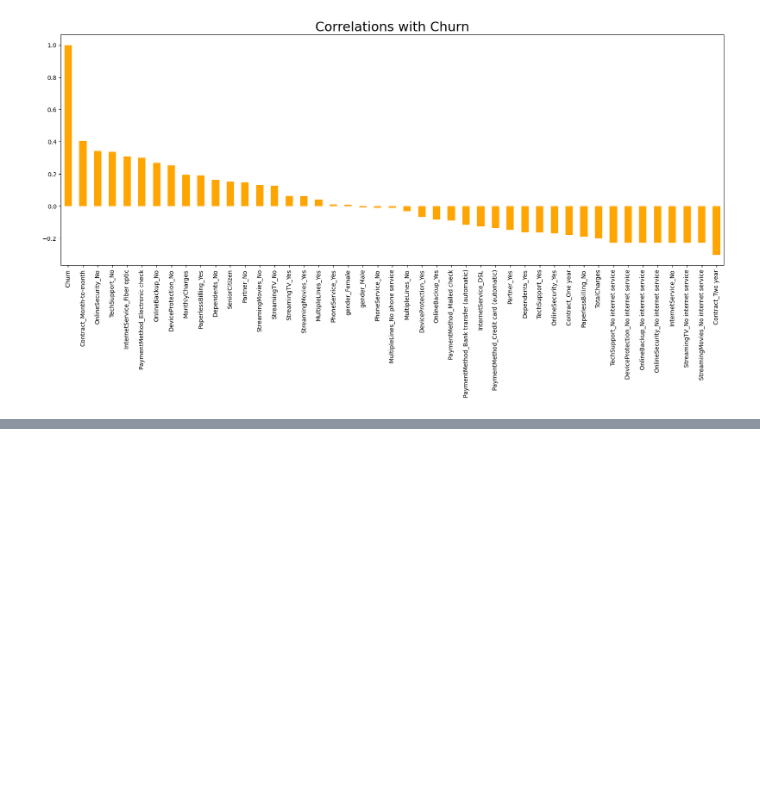
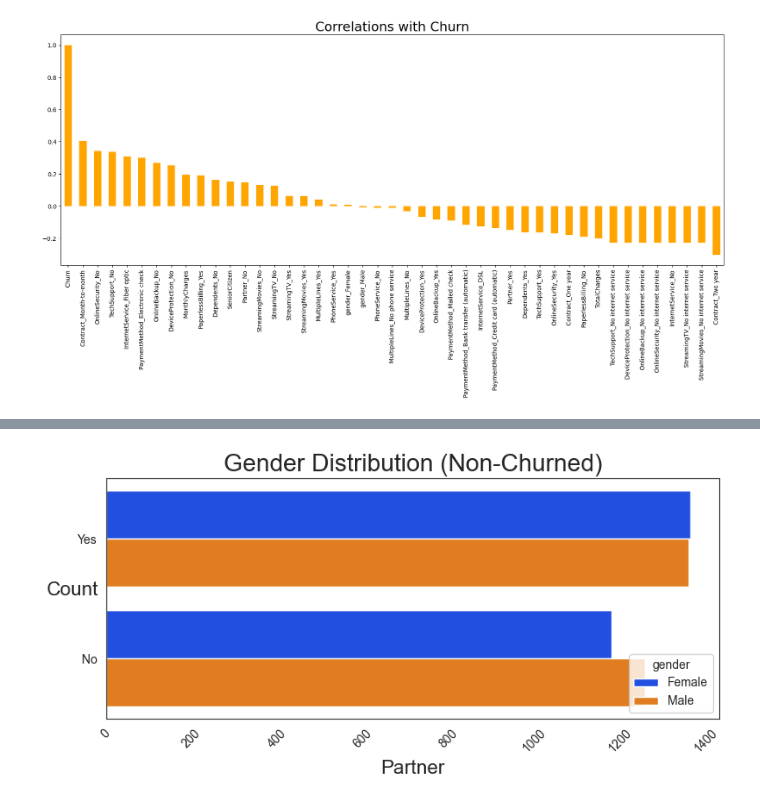
Before and after one commit to Kovindu555/Customer-Churn-Prediction, a Jupyter notebook: EDA.ipynb, the cells around one changed output, grey strips where cells are left out. Drawn from its saved outputs; the diff is of its cells as text; code cells hidden in the pictures; blank space fills up the shorter version.

```diff
--- a/EDA.ipynb
+++ b/EDA.ipynb
@@ -385,0 +410,4 @@ plt.show()
+# %%
+uniplot(churn_target_0, 'Partner', 'Gender Distribution (Non-Churned)', 'gender')
+# %% [output]
+[figure, added]
```
Also changed, not shown: parts of 18 cells of this notebook.
